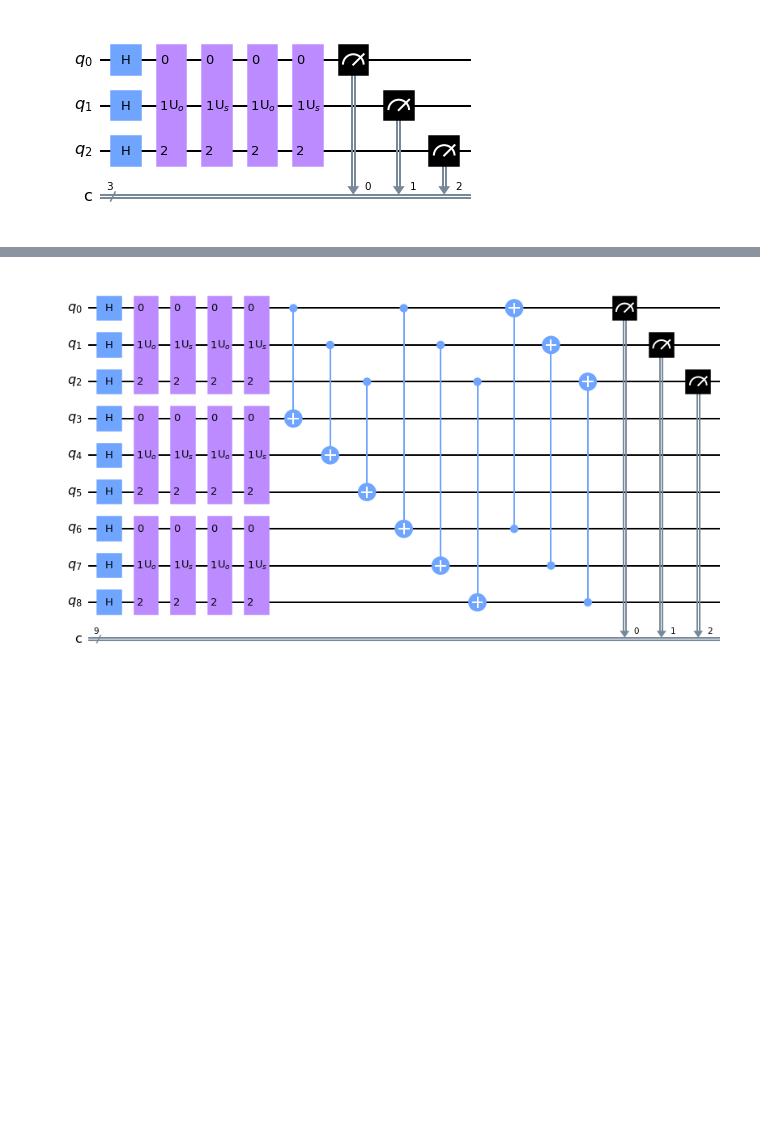
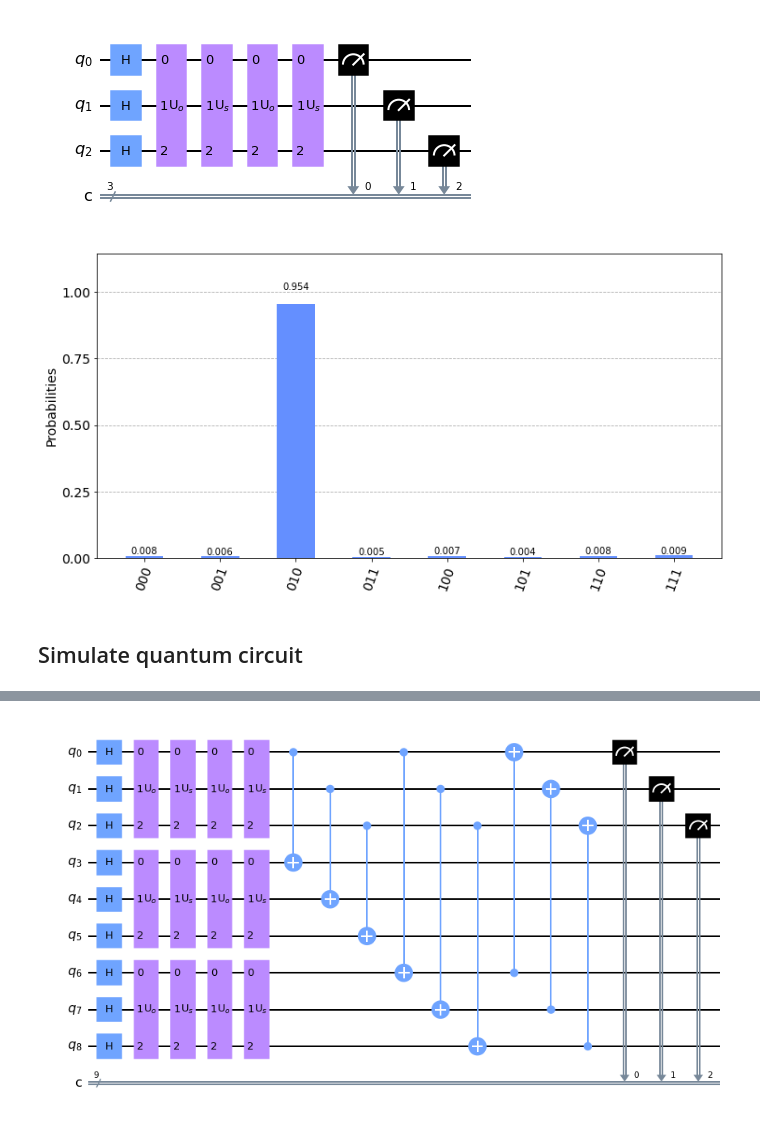
Before and after one commit to Jonathanchan1996/QM_Sandbox, a Jupyter notebook: finalProjSub.ipynb, the cells around one changed output, grey strips where cells are left out. Drawn from its saved outputs; the diff is of its cells as text; code cells hidden in the pictures; blank space fills up the shorter version.

```diff
--- a/finalProjSub.ipynb
+++ b/finalProjSub.ipynb
@@ -89,3 +89,15 @@ qc.draw(output='mpl', ax=ax)
 #fig.savefig('result/circuit'+str(n)+'qb_'+str(winner)+'win.png')
 # %% [output]
 [figure]
+# %%
+backend = Aer.get_backend('qasm_simulator')
+myshot=1024
+result = execute(qc, backend, shots=myshot).result()
+counts = result.get_counts(qc)
+
+fig, ax = plt.subplots(ncols=1, figsize=(12,6))
+plot_histogram(counts, ax=ax)
+# %% [output]
+[figure, added]
+# %% [markdown]
+## Simulate quantum circuit
```
Also changed, not shown: parts of 5 cells of this notebook.
